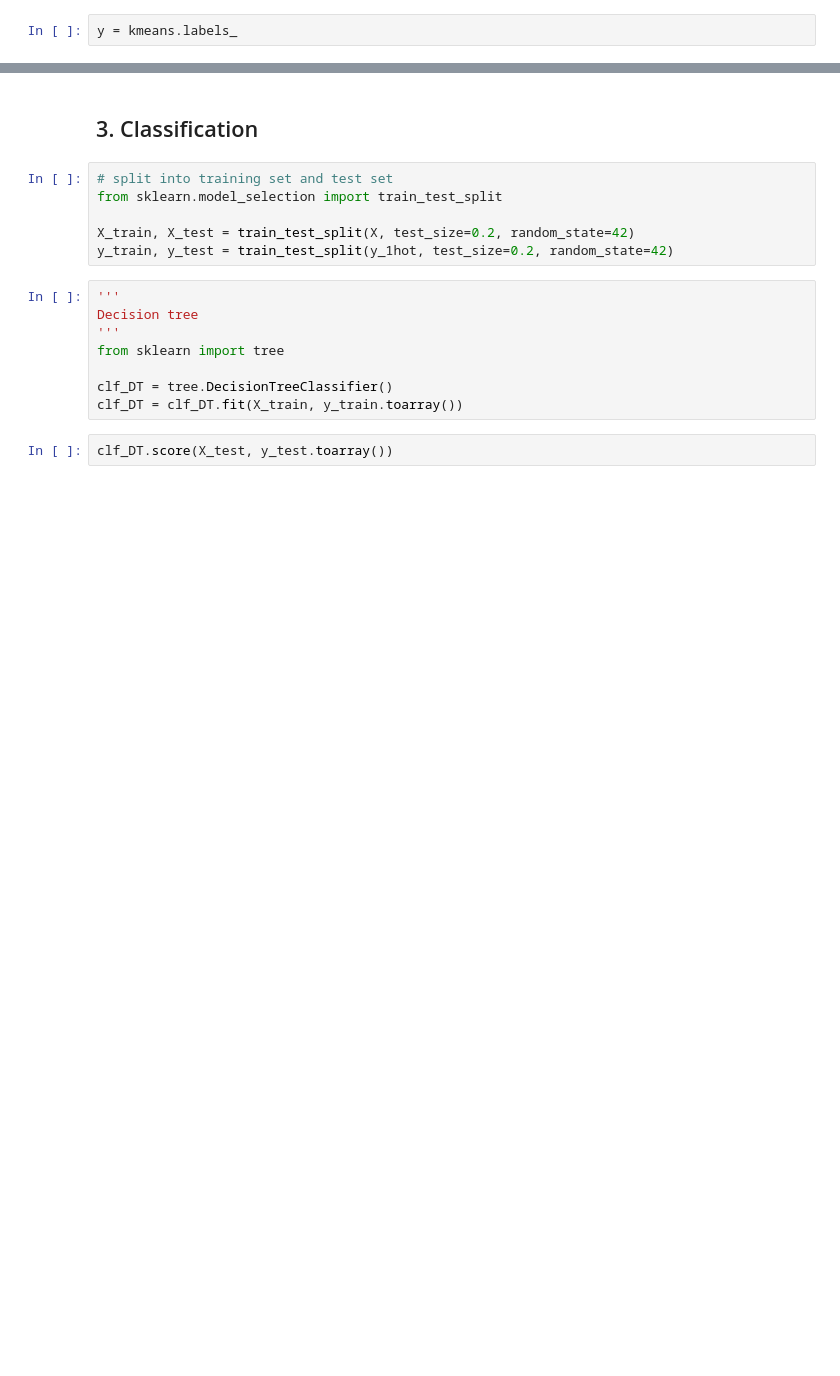
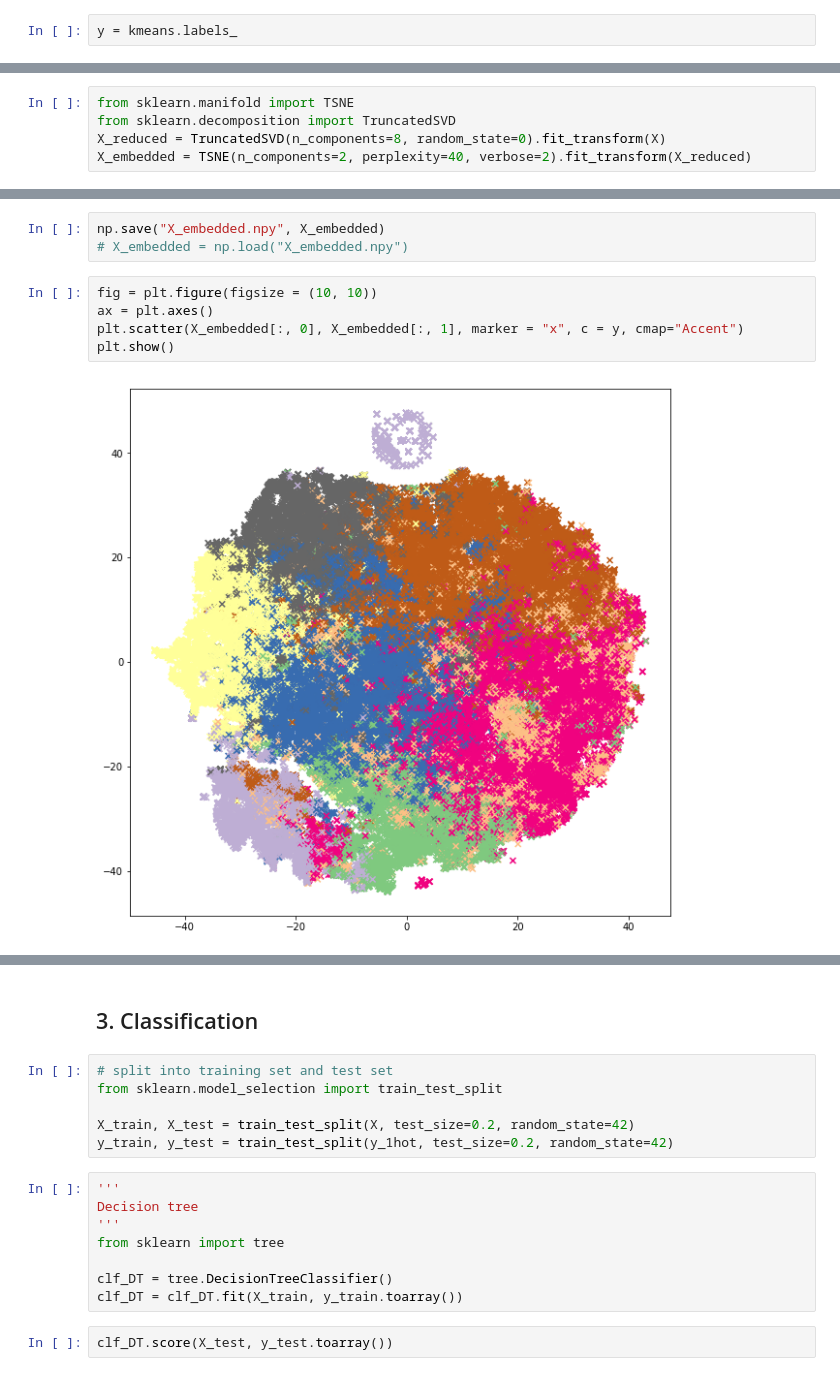
Before and after one commit to Pepper-Targaryen/GrandDebatNational, a Jupyter notebook: TextMing.ipynb, the cells around one changed output, grey strips where cells are left out. Drawn from its saved outputs; the diff is of its cells as text; blank space fills up the shorter version.

```diff
--- a/TextMing.ipynb
+++ b/TextMing.ipynb
@@ -109,0 +299,5 @@ y = kmeans.labels_
+# %%
+from sklearn.manifold import TSNE
+from sklearn.decomposition import TruncatedSVD
+X_reduced = TruncatedSVD(n_components=8, random_state=0).fit_transform(X)
+X_embedded = TSNE(n_components=2, perplexity=40, verbose=2).fit_transform(X_reduced)
@@ -110 +322,11 @@ y = kmeans.labels_
+# %%
+np.save("X_embedded.npy", X_embedded)
+# X_embedded = np.load("X_embedded.npy")
+# %%
+fig = plt.figure(figsize = (10, 10))
+ax = plt.axes()
+plt.scatter(X_embedded[:, 0], X_embedded[:, 1], marker = "x", c = y, cmap="Accent")
+plt.show()
+# %% [output]
+[figure, added]
 # %%
```
Also changed, not shown: parts of 29 cells of this notebook, 3 other files.
